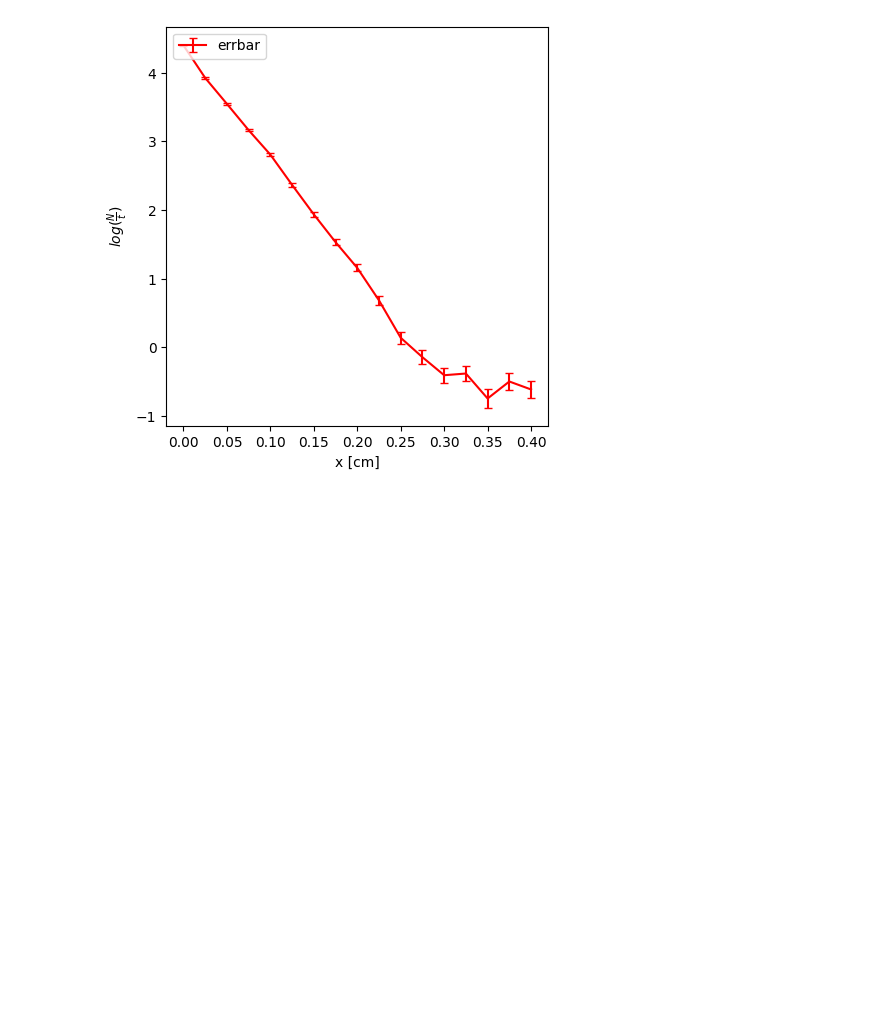
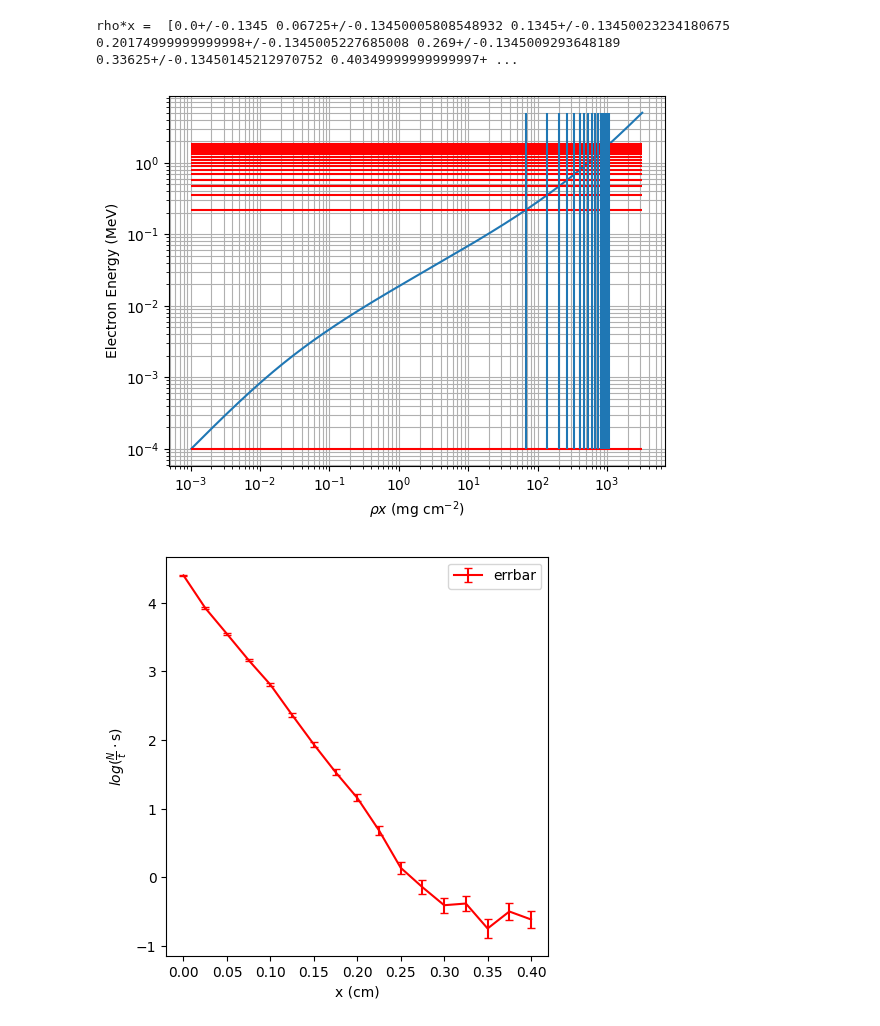
Before and after one commit to dominikrosser/praktikum_p1, a Jupyter notebook: 41_BetaDecay/beta_decay_4.ipynb, the cells around one changed output. Saved outputs shown, nothing was run; the diff lists cells and outputs as text; code cells hidden in the pictures; blank space fills up the shorter version.

```diff
--- a/41_BetaDecay/beta_decay_4.ipynb
+++ b/41_BetaDecay/beta_decay_4.ipynb
@@ -29,43 +89,89 @@ def extr_sig(np_arr):
 # %%
 # rho(Al)
 
-rho = u.UFloat(2.69,0.005) #g/cm^3
+rho = u.ufloat(2.69,0.005) * (units.gram / units.centimeter**2)#g/cm^2
 
-N_bg = u.UFloat(73,np.sqrt(73)) #anzahl in 120 sekunden
+N_bg = u.ufloat(73,np.sqrt(73)) * 1 # anzahl in 120 sekunden
 
 # Import meas 3
 X_dicke_meas, t_seconds_meas, N_anzahl_meas = np.genfromtxt(os.path.join(os.getcwd(), "meas_3.csv"), delimiter=',', skip_header=1, unpack=True)
 
-u_x = np.array([u.ufloat(X_val, 0.5) for X_val in X_dicke_meas])
-u_t = np.array([u.ufloat(t_val, 2/1000) for t_val in t_seconds_meas])
-u_N = np.array([u.ufloat(N_val, np.sqrt(N_val)) for N_val in N_anzahl_meas])
+u_x = np.array([u.ufloat(X_val, 0.5) for X_val in X_dicke_meas]) * units.millimeter
+u_t = np.array([u.ufloat(t_val, 2/1000) for t_val in t_seconds_meas]) * units.seconds
+u_N = np.array([u.ufloat(N_val, np.sqrt(N_val)) for N_val in N_anzahl_meas]) * 1
 
-#Berechnung N efff
-u_Nef = u_N-N_bg
+#Berechnung N eff
+u_Neff = extr_values(u_N-N_bg) * 1
+u_Neff = [u.ufloat(n, np.sqrt(n)) for n in u_Neff] * 1
 
 #ln N/t
 #u_lnNt = u.wrap(np.log)(u_N/u_t)
-u_lnNt = np.array([ulog(u_N[i]/u_t[i]) for i in range(0, len(u_N))])
+u_lnNt = np.array([ulog(u_N[i]/u_t[i].magnitude) for i in range(0, len(u_N))]) * 1
 
 #Umwandlung in cm
-u_x_cm = u_x/10
+u_x_cm = u_x/10 * (units.centimeter / units.millimeter)
 
-#rho*x
+#rho * x
 rho_x = rho * u_x_cm
+print("rho*x = ", rho_x)
+rho_x_mg_per_cmsq = rho_x * (units.milligram / units.gram * 1000)
 
-def graph_1(u_x, u_y, xlabel='xlabel', ylabel='ylabel'):
+# E(rho*x) Energieverlust
+Energies, Energies_sig = Approx_E_of_px(extr_values(rho_x_mg_per_cmsq), np.zeros(len(rho_x_mg_per_cmsq)))
+u_Energies = np.array([u.ufloat(Energies[i], Energies_sig[i]) for i in range(0, len(Energies))]) * units.parse_units('MeV')
+
+# u_x: np.array(u.ufloat) * ureq.unit{optional}
+# u_y: np.array(u.ufloat) * ureq.unit{optional}
+def graph_1(u_x, u_y,
+    xlabel='xlabel', ylabel='ylabel', legloc='upper left',
+    do_linfit=False
+):
     fig, ax = plt.subplots(1,1,figsize=(12*cm, 12*cm))
+
+    # Extract values and uncertainties from uncertainty arrays
     X, Y, sig_Y = extr_values(u_x), extr_values(u_y), extr_sig(u_y)
+
+    if do_linfit:
+        fit_result = scipy.stats.linregress(X, Y)
+        u_Slope = u.ufloat(fit_result.slope, fit_result.stderr)
+        u_Intercept = u.ufloat(fit_result.intercept, fit_result.intercept_stderr)
+        #slope, intercept, rvalue, pvalue, sevalue, inteerr
+        print("slope: ", fit_result.slope)
+        print("slope_err:", fit_result.stderr)
+        print("intercept: ", fit_result.intercept)
+        x_axis_spaced = np.linspace(np.min(X), np.max(X), 100)
+        ax.plot(x_axis_spaced, fit_result.slope*x_axis_spaced + fit_result.intercept,
+            'b--', label=r'm{}+b = ({:.1u}){} + ({:.1uP})'.format(xlabel, u_Slope, xlabel, u_Intercept))
+
     #ax.plot(x_axis_spaced, result.slope*x_axis_spaced + result.intercept, 'r--', label='label')
     ax.errorbar(X, Y, yerr=sig_Y, linestyle='-', color='red', capsize=3, label='errbar')
-    ax.set_xlabel(xlabel)
-    ax.set_ylabel(ylabel)
-    ax.legend(loc='upper left')
+
+    # Pretty print units
+    units.setup_matplotlib(True)
+    if hasattr(u_x, 'units'):
+        ax.xaxis.set_units(u_x.units)
+        ax.set_xlabel("{} ({:~P})".format(xlabel, u_x.units))
+    else:
+        ax.set_xlabel(xlabel)
+    if hasattr(u_y, 'units'):
+        ax.yaxis.set_units(u_y.units)
+        ax.set_ylabel("{} ({:~P})".format(ylabel, u_y.units))
+    else:
+        ax.set_ylabel(ylabel)
+
+    ax.legend(loc=legloc)
     plt.tight_layout()
     plt.savefig('graph1.png', dpi=500)
     plt.show()
 
+    if do_linfit:
+        return u_Slope, u_Intercept
 
-graph_1(u_x_cm, u_lnNt, xlabel="x [cm]", ylabel=r'$log(\frac{N}{t})$')
+
+graph_1(u_x_cm, u_lnNt,
+    xlabel="x", ylabel=r'$log(\frac{N}{t}\cdot\mathrm{s})$',
+    legloc='upper right')
 # %% [output]
+rho*x =  [0.0+/-0.1345 0.06725+/-0.13450005808548932 0.1345+/-0.13450023234180675 0.20174999999999998+/-0.1345005227685008 0.269+/-0.1345009293648189 0.33625+/-0.13450145212970752 0.40349999999999997+ ...
-[figure, old version]
+[figure, new version]
+[figure, added]
```
Also changed, not shown: parts of 8 cells of this notebook, 3 other files.
